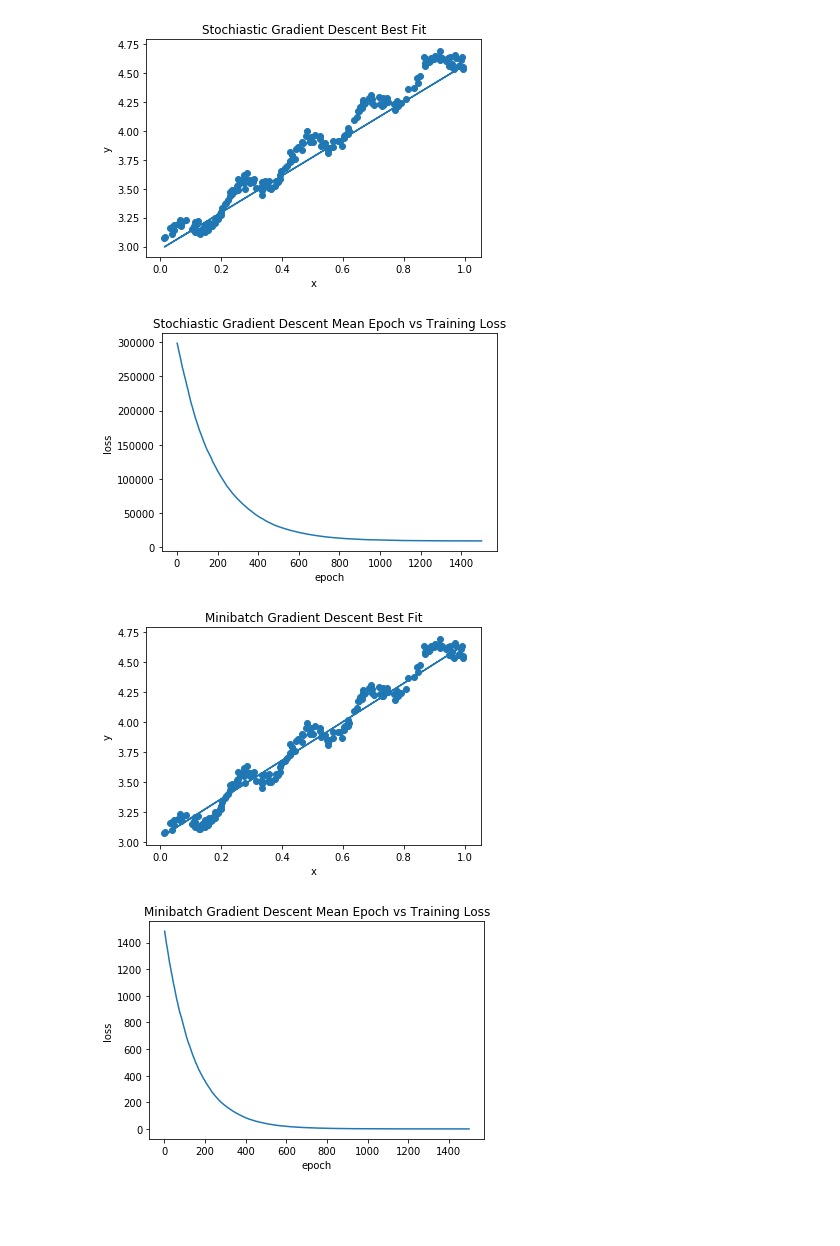
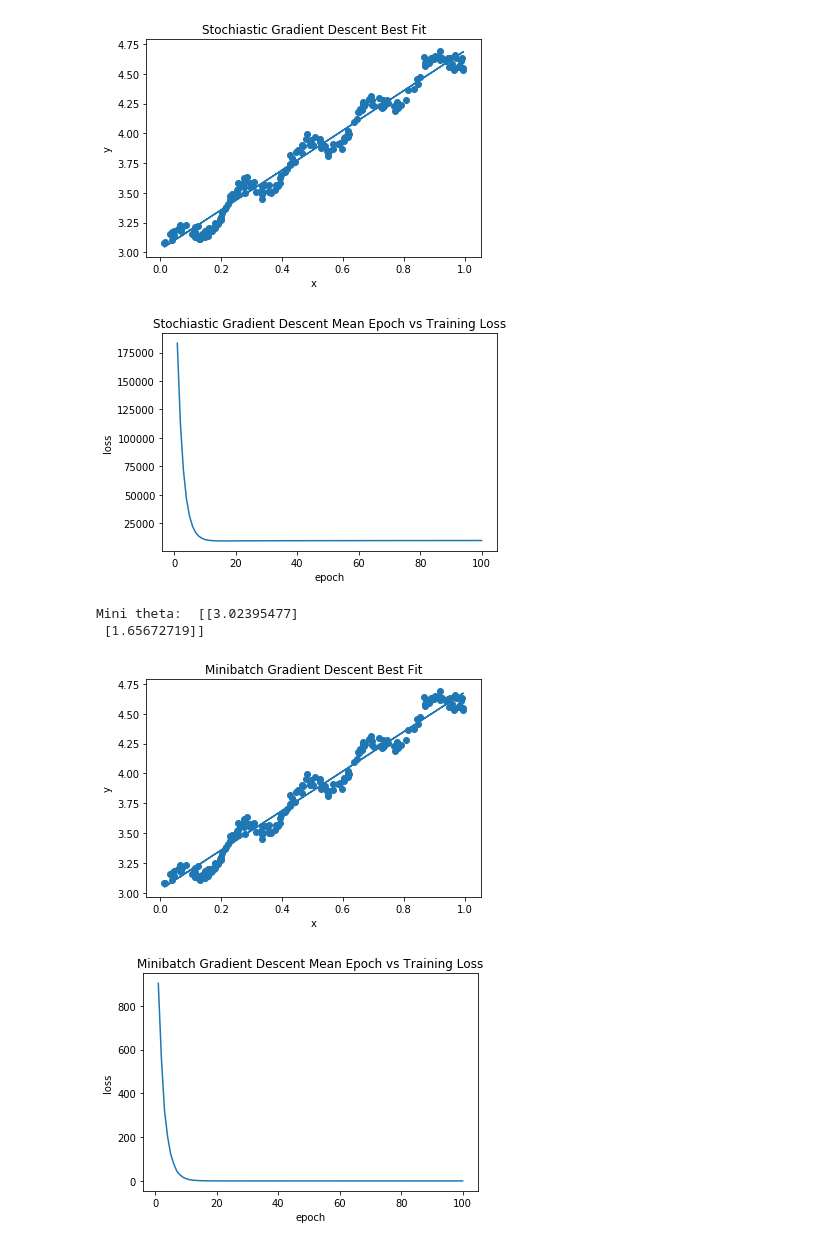
Before and after one commit to Yeening/Linear-Regression-Model, a Jupyter notebook: linearRegression.ipynb, the cells around one changed output. Drawn from its saved outputs; the diff is of its cells as text; code cells hidden in the pictures; blank space fills up the shorter version.

```diff
--- a/linearRegression.ipynb
+++ b/linearRegression.ipynb
@@ -38,9 +38,10 @@ def stochiastic_gradient_descent(x, y, learning_rate, num_iterations):
         np.random.shuffle(total)
         x = total.T[:2].T
         y = total.T[-1].T.reshape(-1,1)
-        # random smaple
-        i = random.randrange(0,x.shape[0],1)
-        theta = theta + learning_rate * (y[i] - x[i].T.dot(theta))* x[i]
+        for i in range(x.shape[0]):
+            # random smaple
+#             i = random.randrange(0,x.shape[0],1)
+            theta = theta + learning_rate * (y[i] - x[i].T.dot(theta))* x[i]
         thetas.append(theta)
     return thetas
 
@@ -67,11 +68,12 @@ def minibatch_gradient_descent(x, y, learning_rate, num_iterations, batch_size):
         np.random.shuffle(total)
         x = total.T[:2].T
         y = total.T[-1].T.reshape(-1,1)
-        # random smaple
-        i = random.randrange(0,x.shape[0],batch_size)
-        x_sam = x[i:i+batch_size]
-        y_sam = y[i:i+batch_size]
-        theta = theta + learning_rate * x_sam.T.dot(y_sam - x_sam.dot(theta))
+        for i in range(int(200/batch_size)):
+            # random smaple
+#             i = random.randrange(0,x.shape[0],batch_size)
+            x_sam = x[i:i+batch_size]
+            y_sam = y[i:i+batch_size]
+            theta = theta + learning_rate * x_sam.T.dot(y_sam - x_sam.dot(theta))
         thetas.append(theta)
     return thetas
 # %%
@@ -126,20 +130,24 @@ if __name__ == "__main__":
     plt.show()
 
     theta = normal_equation(x, y)
+    print("Normal Equation theta: ", theta)
     plot(x, y, theta, "Normal Equation Best Fit")
 
     # You should try multiple non-zero learning rates and  multiple different (non-zero) number of iterations
-    thetas = gradient_descent(x, y, learning_rate = 0.0001, num_iterations = 1000)
+    thetas = gradient_descent(x, y, learning_rate = 0.001, num_iterations = 100)
+    print("Gradient Descent theta: ", thetas[-1])
     plot(x, y, thetas[-1], "Gradient Descent Best Fit")
     plot_training_errors(x, y, thetas, "Gradient Descent Mean Epoch vs Training Loss")
 
     # You should try multiple non-zero learning rates and  multiple different (non-zero) number of iterations
-    thetas = stochiastic_gradient_descent(x, y, learning_rate = 0.002, num_iterations = 1500) # Try different learning rates and number of iterations
+    thetas = stochiastic_gradient_descent(x, y, learning_rate = 0.001, num_iterations = 100) # Try different learning rates and number of iterations
+    print("Stochiastic Gradient Descent theta: ", thetas[-1])
     plot(x, y, thetas[-1], "Stochiastic Gradient Descent Best Fit")
     plot_training_errors(x, y, thetas, "Stochiastic Gradient Descent Mean Epoch vs Training Loss")
 
     # You should try multiple non-zero learning rates and  multiple different (non-zero) number of iterations
-    thetas = minibatch_gradient_descent(x, y, learning_rate = 0.0002, num_iterations = 1500, batch_size = 15)
+    thetas = minibatch_gradient_descent(x, y, learning_rate = 0.001, num_iterations = 100, batch_size = 10)
+    print("Mini theta: ", thetas[-1])
     plot(x, y, thetas[-1], "Minibatch Gradient Descent Best Fit")
     plot_training_errors(x, y, thetas, "Minibatch Gradient Descent Mean Epoch vs Training Loss")
 # %% [output]
@@ -150,4 +163,6 @@ if __name__ == "__main__":
-[figure, old version]
+[figure, new version]
-[figure, old version]
+[figure, new version]
+Mini theta:  [[3.02395477]
+ [1.65672719]]
-[figure, old version]
+[figure, new version]
-[figure, old version]
+[figure, new version]
```
Also changed, not shown: parts of 2 cells of this notebook, 41 other files.
